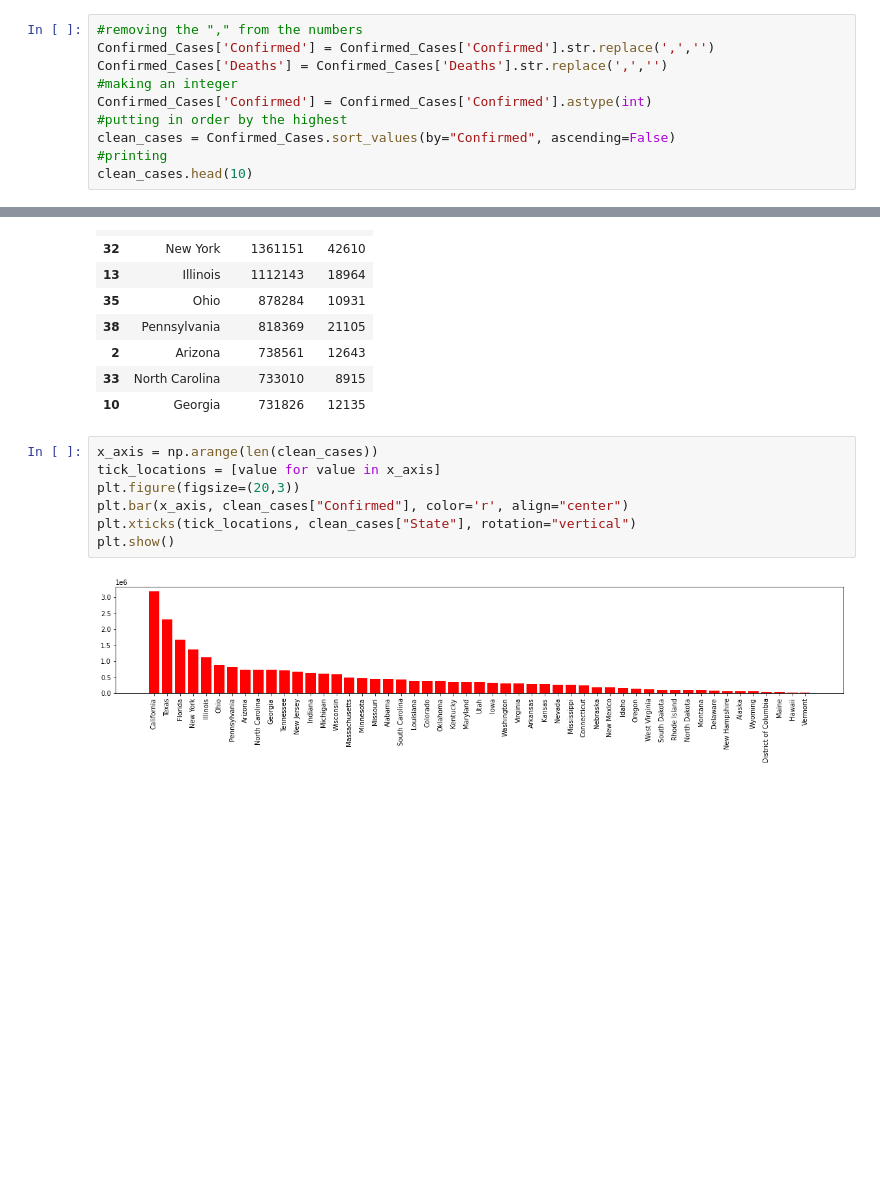
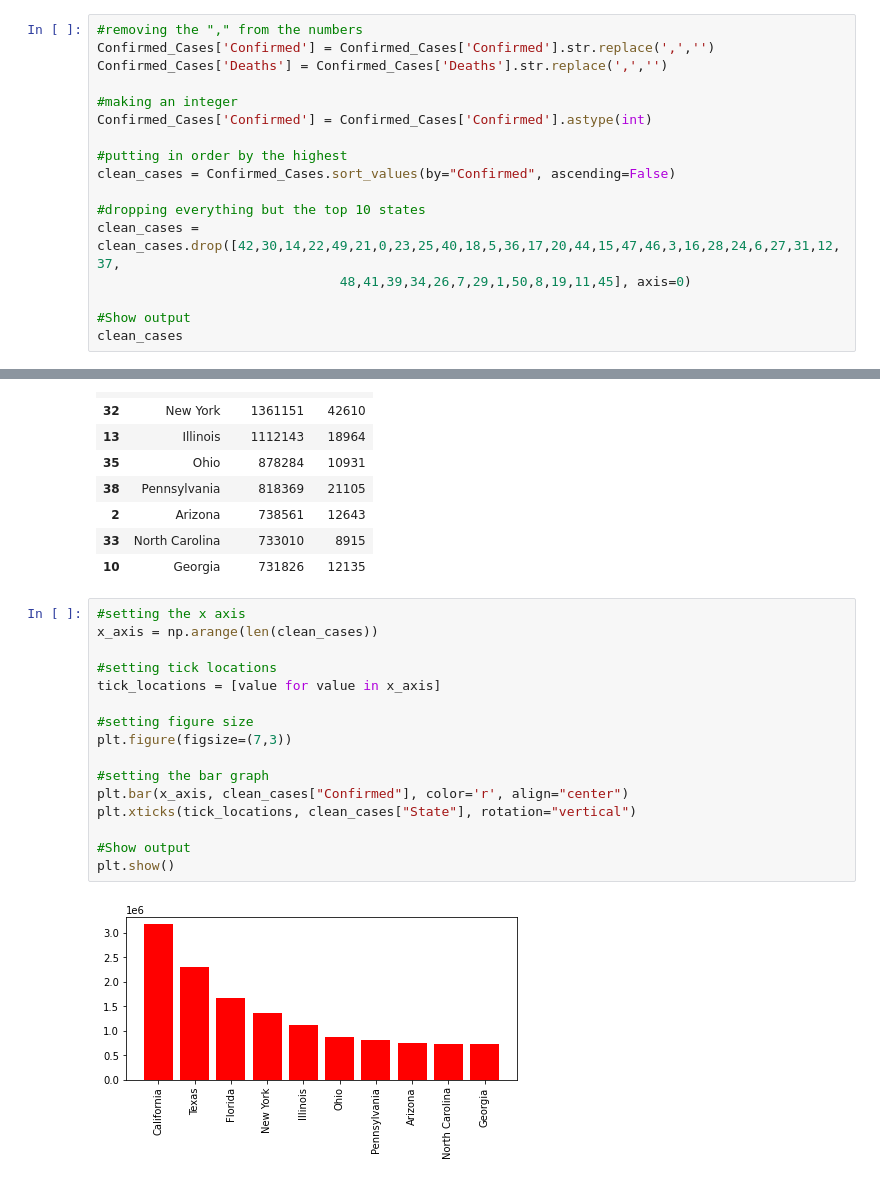
Before and after one commit to chadmilburn/COVID, a Jupyter notebook: Airports Project.ipynb, the cells around one changed output, grey strips where cells are left out. Saved outputs shown, nothing was run; the diff lists cells and outputs as text; blank space fills up the shorter version.

```diff
--- a/Airports Project.ipynb
+++ b/Airports Project.ipynb
@@ -115,12 +132,19 @@ plt.show()
 #removing the "," from the numbers
 Confirmed_Cases['Confirmed'] = Confirmed_Cases['Confirmed'].str.replace(',','')
 Confirmed_Cases['Deaths'] = Confirmed_Cases['Deaths'].str.replace(',','')
+
 #making an integer
 Confirmed_Cases['Confirmed'] = Confirmed_Cases['Confirmed'].astype(int)
+
 #putting in order by the highest
 clean_cases = Confirmed_Cases.sort_values(by="Confirmed", ascending=False)
-#printing
-clean_cases.head(10)
+
+#dropping everything but the top 10 states
+clean_cases = clean_cases.drop([42,30,14,22,49,21,0,23,25,40,18,5,36,17,20,44,15,47,46,3,16,28,24,6,27,31,12,37,
+                               48,41,39,34,26,7,29,1,50,8,19,11,45], axis=0)
+
+#Show output
+clean_cases
 # %% [output]
 |  | State | Confirmed | Deaths |
 | 4 | California | 3169935 | 38224 |
@@ -134,11 +158,20 @@ clean_cases.head(10)
 | 33 | North Carolina | 733010 | 8915 |
 | 10 | Georgia | 731826 | 12135 |
 # %%
+#setting the x axis
 x_axis = np.arange(len(clean_cases))
+
+#setting tick locations
 tick_locations = [value for value in x_axis]
-plt.figure(figsize=(20,3))
+
+#setting figure size
+plt.figure(figsize=(7,3))
+
+#setting the bar graph
 plt.bar(x_axis, clean_cases["Confirmed"], color='r', align="center")
 plt.xticks(tick_locations, clean_cases["State"], rotation="vertical")
+
+#Show output
 plt.show()
 # %% [output]
-[figure, old version]
+[figure, new version]
```
Also changed, not shown: parts of 18 cells of this notebook.
